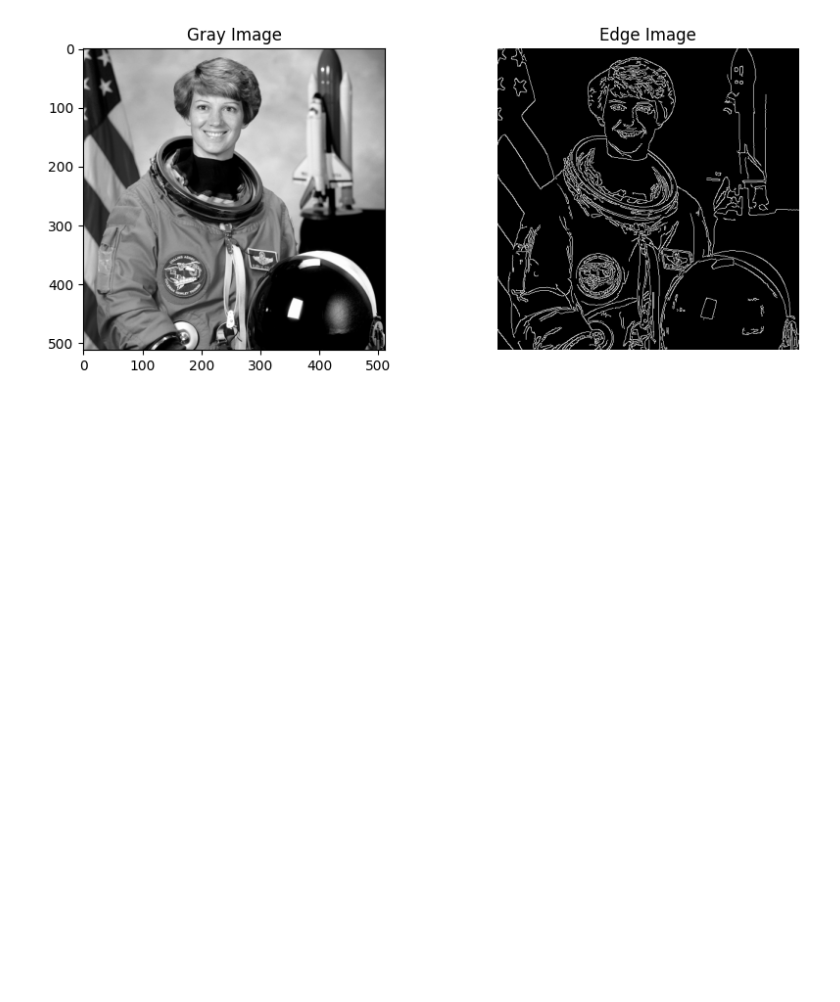
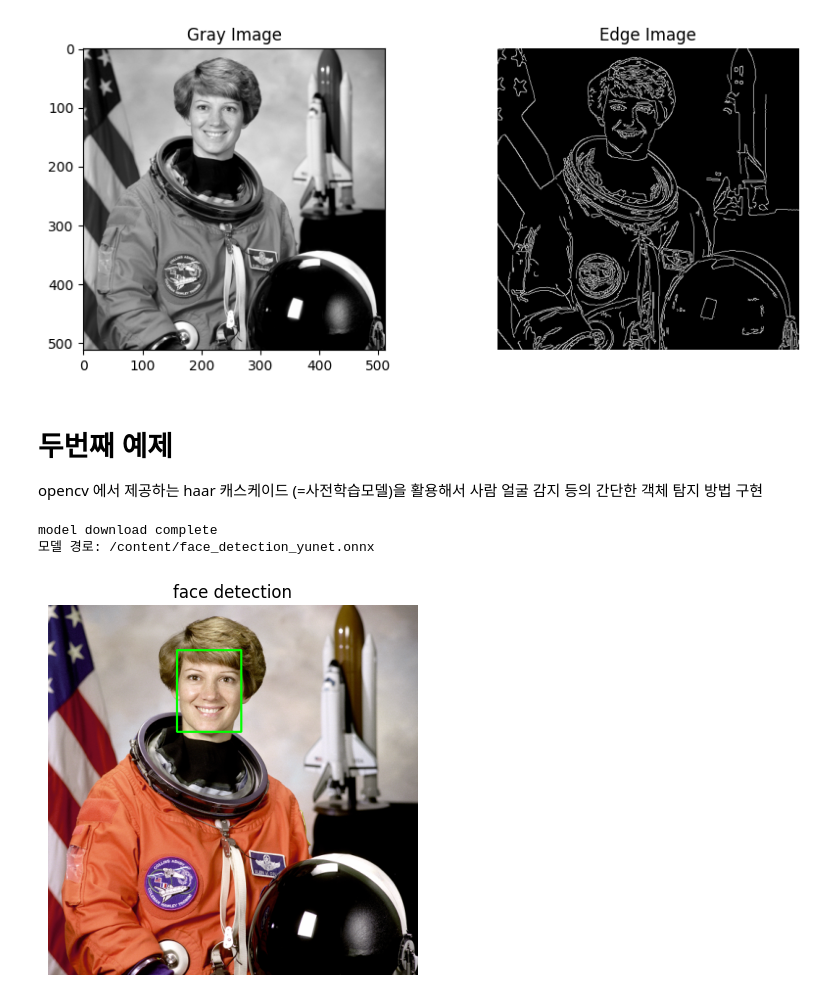
Before and after one commit to 2zoo99/computer-vision_basic-concepts, a Jupyter notebook: basic_computer_vision_for_beginners.ipynb, the cells around one changed output. Drawn from its saved outputs; the diff is of its cells as text; code cells hidden in the pictures; blank space fills up the shorter version.

```diff
--- a/basic_computer_vision_for_beginners.ipynb
+++ b/basic_computer_vision_for_beginners.ipynb
@@ -59,3 +59,47 @@ plt.axis("off")
 plt.show()
 # %% [output]
 [figure]
+# %% [markdown]
+# 두번째 예제
+opencv 에서 제공하는 haar 캐스케이드 (=사전학습모델)을 활용해서 사람 얼굴 감지 등의 간단한 객체 탐지 방법 구현
+# %%
+from pathlib import Path
+from urllib.request import urlretrieve
+
+model_path = Path("/content/face_detection_yunet.onnx")
+
+url = ("https://github.com/opencv/opencv_zoo/raw/refs/heads/main/"
+       "models/face_detection_yunet/"
+       "face_detection_yunet_2023mar.onnx")
+
+if not model_path.exists():
+  urlretrieve(url, str(model_path))
+  print("model download complete")
+else:
+  print("model is already downloaded")
+
+print(f"모델 경로: {model_path}")
+# %% [output]
+model download complete
+모델 경로: /content/face_detection_yunet.onnx
+# %%
+h,w = image.shape[:2]
+
+face_detector = cv2.FaceDetectorYN.create(str(model_path), "", (w,h), score_threshold=0.8)
+
+_, image_face = face_detector.detect(image)
+
+output=image.copy()
+
+if image_face is not None:
+  for face in image_face:
+    x,y,w,h = face[:4].astype(int)
+
+  cv2.rectangle(output, (x,y), (x+w, y+h), (0,255,0),2)
+
+plt.imshow(cv2.cvtColor(output, cv2.COLOR_BGR2RGB))
+plt.title("face detection")
+plt.axis("off")
+plt.show()
+# %% [output]
+[figure, added]
```
Also changed, not shown: parts of 3 cells of this notebook.
